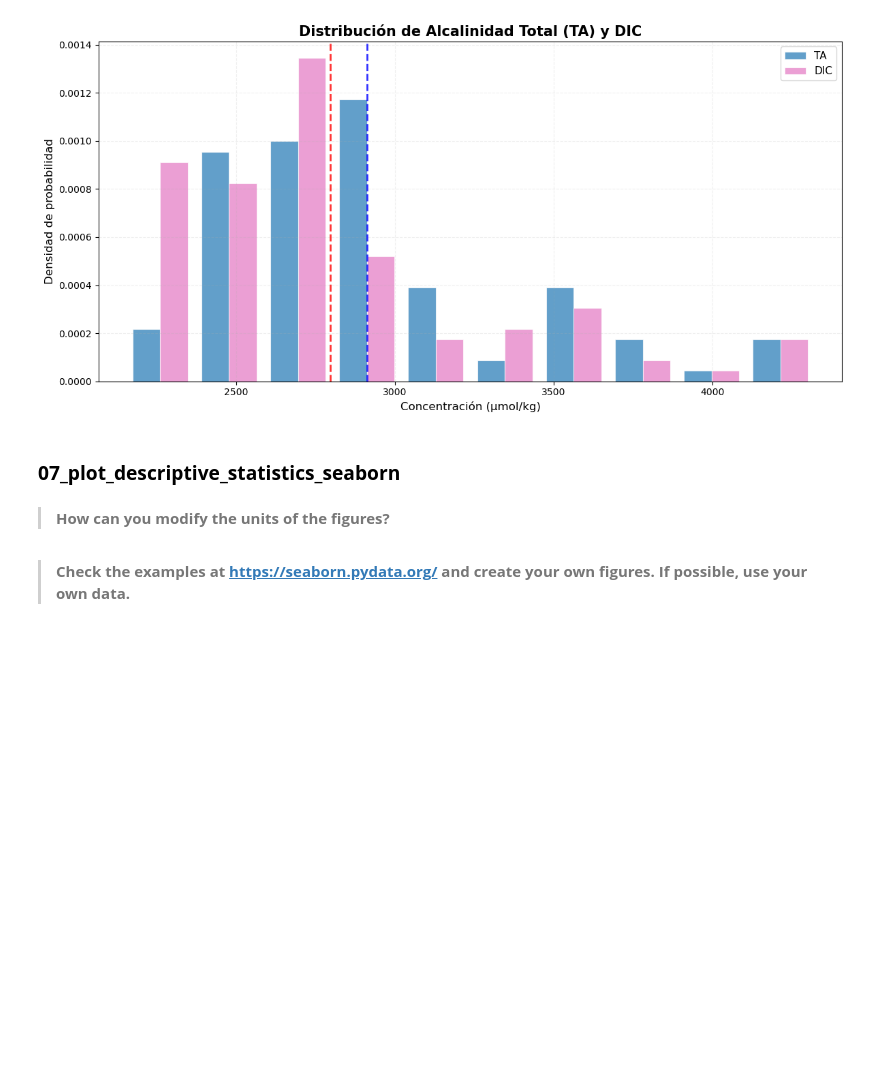
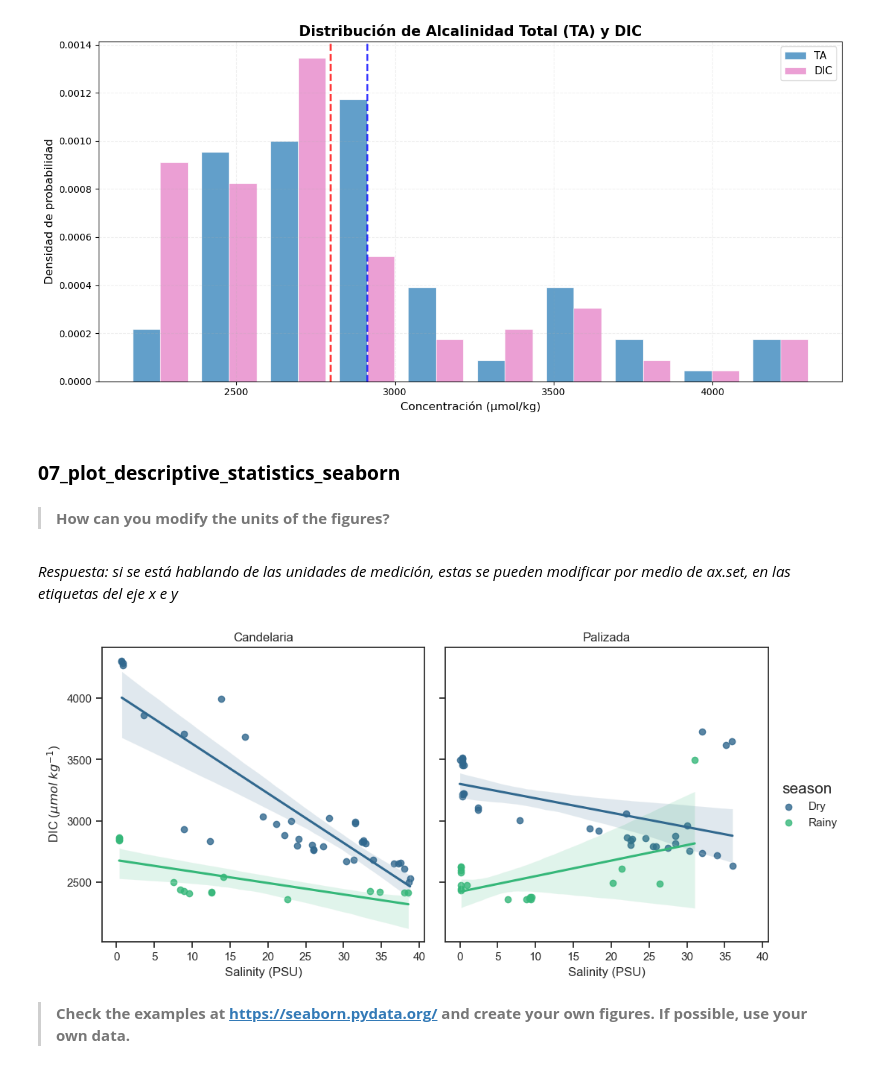
Before and after one commit to omarpiedras/ICMyL-CursoPy, a Jupyter notebook: curso_ejercicios/semana02.ipynb, the cells around one changed output. Saved outputs shown, nothing was run; the diff lists cells and outputs as text; code cells hidden in the pictures; blank space fills up the shorter version.

```diff
--- a/curso_ejercicios/semana02.ipynb
+++ b/curso_ejercicios/semana02.ipynb
@@ -192,5 +193,20 @@ plt.show()
 ### **07_plot_descriptive_statistics_seaborn**
 # %% [markdown]
 > **How can you modify the units of the figures?**
+# %% [markdown]
+*Respuesta: si se está hablando de las unidades de medición, estas se pueden modificar por medio de ax.set, en las etiquetas del eje x e y*
+# %%
+seaborn07 = pd.read_csv("../folder_datos/Terminos_lagoon_TA_DIC_2023_RawData.csv")
+# %%
+ax = sns.lmplot(x="sal_psu", y="ta_micromol_kg",hue="season",col="estuary",data=seaborn07,
+                height=5, aspect=1, palette="viridis")
+#Cambiar las unidades de un gráfico, con los ejes
+ax.set(xlabel='Salinity (PSU)', ylabel=' DIC ($\mu mol \; kg^{-1}$)')
+ax.set_titles(col_template="{col_name}", row_template="{row_name}")
+plt.setp(ax._legend.get_title(), fontsize=15)
+sns.despine(top=False,right=False)
+plt.show()
+# %% [output]
+[figure, added]
 # %% [markdown]
 >**Check the examples at https://seaborn.pydata.org/ and create your own figures. If possible, use your own data.**
```
Also changed, not shown: parts of 7 cells of this notebook.
